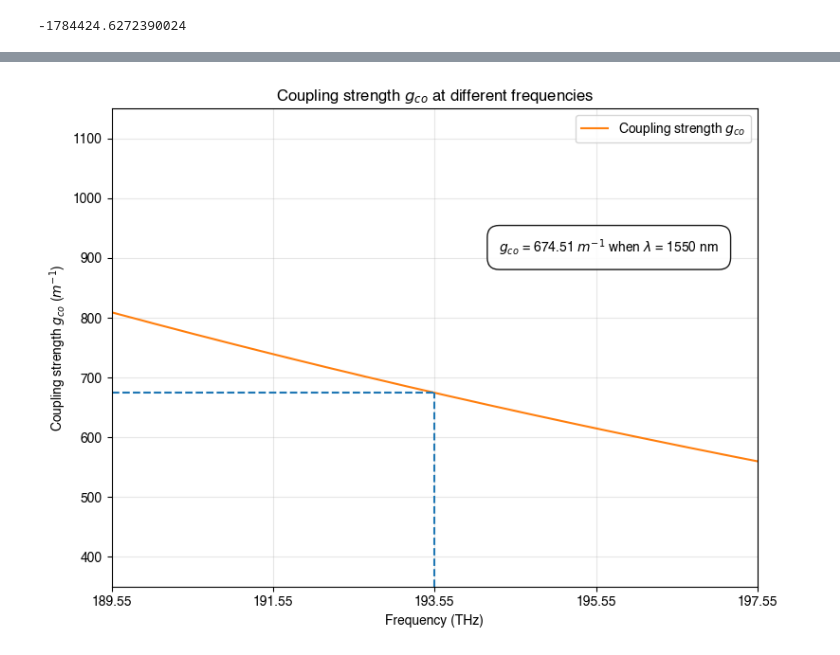
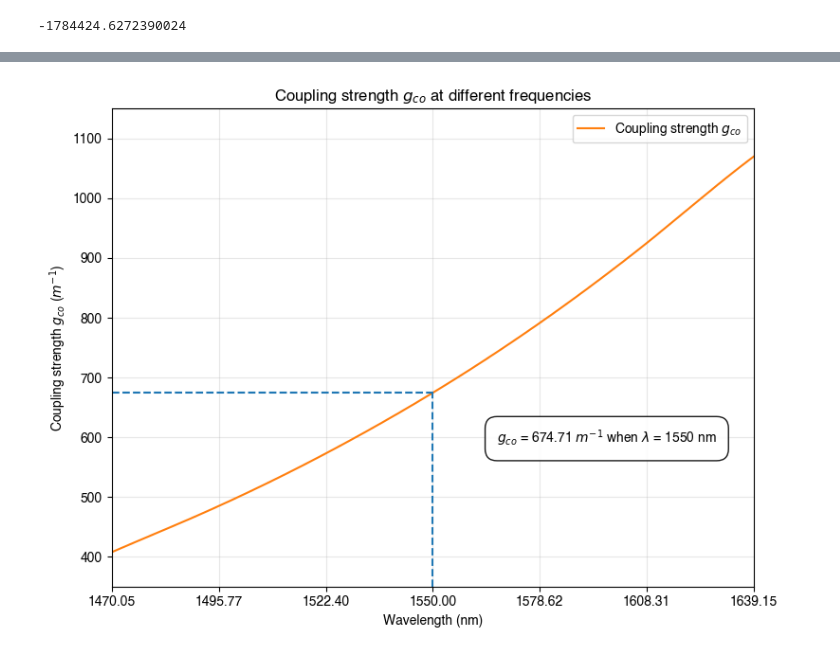
Before and after one commit to Harryxwh/SiNDispersionEngineering, a Jupyter notebook: 2D parallel rings.ipynb, the cells around one changed output, grey strips where cells are left out. Cells and saved outputs as stored; diff of their text form; code cells hidden in the pictures.

```diff
--- a/2D parallel rings.ipynb
+++ b/2D parallel rings.ipynb
@@ -144,5 +140,5 @@ np.float64(19.900497512437813)
 # %%
-Max_M_idx   = 2
+Max_M_idx   = 3
 num_of_pts  = 1000
 # %% [markdown]
 Find Kappa at different wavls
@@ -309,13 +318,15 @@ plt.ylim()
 # %%
-gL_product_arr  = np.arange(0.1,1.6,0.0001)
-L_arr           = gL_product_arr  / g0
+gL_product_arr  = np.arange(0.1,1.6,0.01)
+Lco_arr         = gL_product_arr  / g0
+
 AD_range_arr = []
-for L in L_arr:
-    D_coupled  = Dispersion(m_arr_intp,D_ave,g_arr_intp,L,epsilon)
+for Lco in Lco_arr:
+    D_coupled  = Dispersion(m_arr_intp,D_ave,g_arr_intp,Lco,epsilon)
     AD_range_res = AD_range_func(m_arr_intp, D_coupled + D_iso,
-                                M = M, FSR = D_ave/(2*np.pi))
+                                    M = M, FSR = D_ave/(2*np.pi))
     AD_range_arr.append(AD_range_res)
-AD_range_arr    = np.array(AD_range_arr)
+
+AD_range_arr         = np.array(AD_range_arr)
 
 max_AD_range         = np.max(AD_range_arr)
 max_idx              = np.argmax(AD_range_arr)
@@ -362,32 +371,38 @@ np.float64(9.421875)
 # %%
-idx             = np.argmin(np.abs(m_arr_intp))
-horizontal_y    = np.ones(np.shape(m_arr_intp))[:idx] * g0
-horizontal_x    = m_arr_intp[:idx]
+m_arr_intp_flipped = np.flip(m_arr_intp)
+idx             = np.argmin(np.abs(m_arr_intp_flipped))
+horizontal_y    = np.ones(np.shape(m_arr_intp_flipped))[idx:] * g0
+horizontal_x    = m_arr_intp_flipped[idx:]
 vertical_y      = np.linspace(350,g0,1000)
 vertical_x      = np.ones(np.shape(vertical_y))* 0
 
-data_arr        = (np.c_[m_arr_intp, g_arr_intp],
+data_arr        = (np.c_[m_arr_intp_flipped, g_arr_intp],
                    np.c_[vertical_x,vertical_y],
                    np.c_[horizontal_x,horizontal_y])
 data_label_arr  = [r"Coupling strength $g_{co}$","",""]*3
 
 linestyle_list  = ["-","--","--"]*3
 xticks          = np.arange(-Max_M_idx,Max_M_idx+1)*M
-xtickslabels    = ["{:.2f}".format((freq_1550 + D_ave/(2*np.pi) * xtick)/1e12) for xtick in xticks]
-text            = r"$g_{co}$" + r" = {:.2f} ".format(g0)+"$m^{-1}$ when $\lambda$ = 1550 nm"
-Plot_curve(data_arr,
-            Y_legends=data_label_arr,
-            X_label=r'Frequency (THz)',Y_label=r"Coupling strength $g_{co}$ ($m^{-1}$)",
-            title = r"Coupling strength $g_{co}$ at different frequencies",
-            figsize = (8,6),
-            marker_list=[""]*15,
-            linestyle_list=linestyle_list,
-            colors_list = ['tab:orange']+['tab:blue']*2+['tab:green']*2+['black']*10,
-            xticks=xticks, xtickslabel=xtickslabels,
-            # yticks = yticks,
-            xlim = (np.min(m_arr_intp),np.max(m_arr_intp)),
-            ylim = (350,1150),
-            text = text,loc_text = (0.6,0.7),
-            fill_color = False)
+xtickslabels    = np.array(["{:.2f}".format(3*10**8 /
+                                            (freq_1550 + D_ave/(2*np.pi) * xtick) * 1e9) for xtick in xticks])
+colors_list     = ['tab:orange']+['tab:blue']*2+['tab:green']*2+['black']*10
+text            = r"$g_{co}$" + r" = {:.2f} ".format(g0)+r"$m^{-1}$ when $\lambda$ = 1550 nm"
+param_dict      = {"Y_legends": data_label_arr,
+                "X_label"     : r'Wavelength (nm)',
+                "Y_label"     : r"Coupling strength $g_{co}$ ($m^{-1}$)",
+                "title"       : r"Coupling strength $g_{co}$ at different frequencies",
+                "figsize"     : (8,6),
+                "marker_list" : [""]*15,
+                "linestyle_list": linestyle_list,
+                "colors_list" : colors_list,
+                "xticks"      : xticks,
+                "xtickslabel" : np.flip(xtickslabels),
+                "xlim"        : (np.min(m_arr_intp_flipped),np.max(m_arr_intp_flipped)),
+                "ylim"        : (350,1150),
+                "text"        : text,
+                "loc_text"    : (0.6,0.3),
+                "fill_color"  : False}
+
+Plot_curve(data_arr,**param_dict)
 # %% [output]
-[figure, old version]
+[figure, new version]
```
Also changed, not shown: parts of 28 cells of this notebook, 25 other files.
